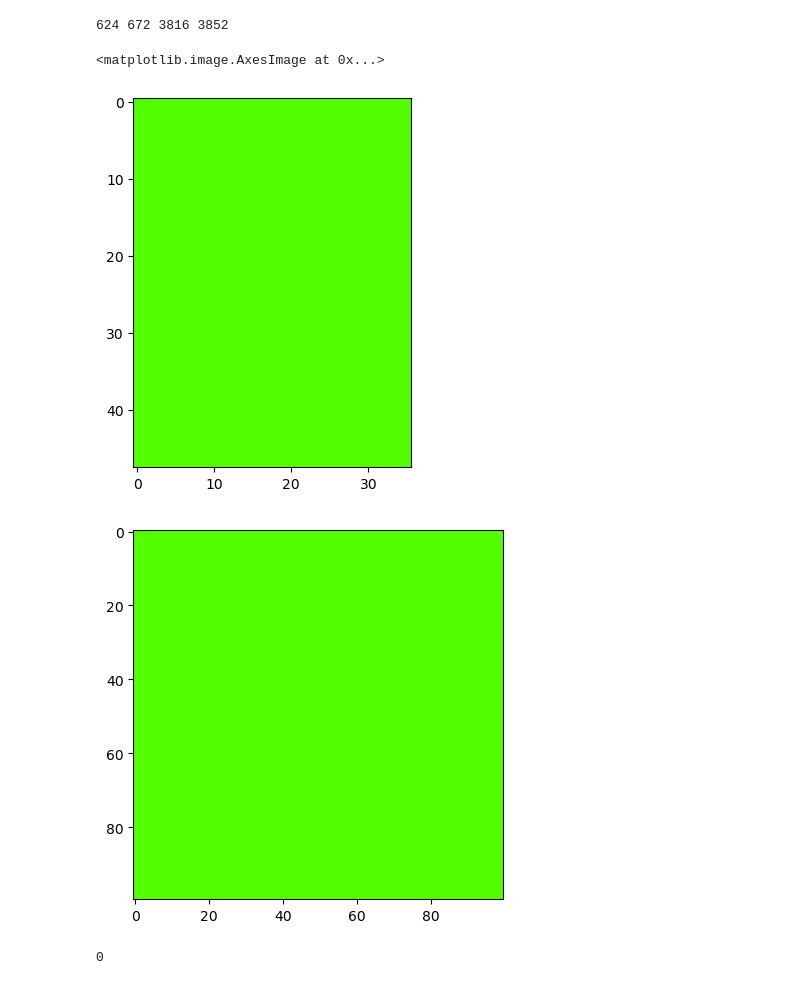
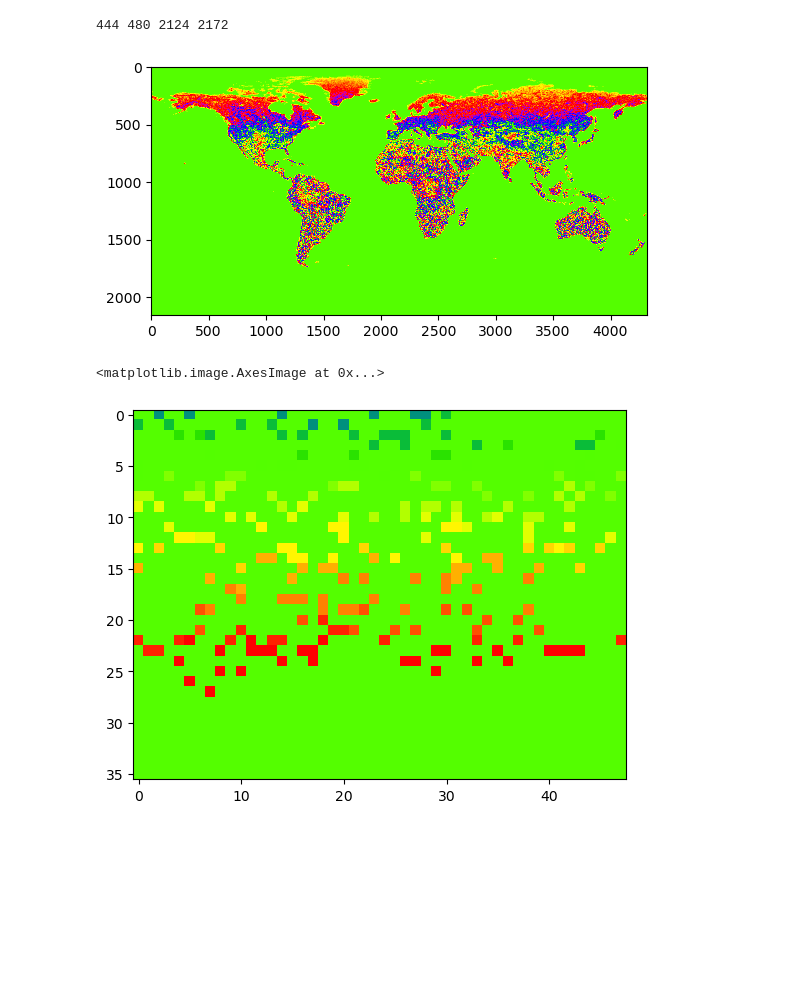
Before and after one commit to HalKiyo/xeno_jupyter_test, a Jupyter notebook: H08/londonmodel/regional_data/explicitcanal_london.ipynb, the cells around one changed output. Cells and saved outputs as stored; diff of their text form; code cells hidden in the pictures; blank space fills up the shorter version.

Commit message:
explicit regionalized

```diff
--- a/H08/londonmodel/regional_data/explicitcanal_london.ipynb
+++ b/H08/londonmodel/regional_data/explicitcanal_london.ipynb
@@ -7,22 +7,21 @@ import pprint
 # %%
 h08dir = '/home/kajiyama/H08/H08_20230612'
 SUF = '.gl5'
-tag = '.tk5'
+tag = '.ln5'
 dtype = 'float32'
 gl5shape = (2160, 4320)
 hlfshape = (360, 720)
-tk5shape = (48, 36)
-
-# tokyo region
-# "138 141 34 38"
-one = 138
-two = 141
-three = 34
-four = 38
+# ny, nx
+rgnshape = (36, 48)
+#
+one = -3
+two = 1
+three = 50
+four = 53
 upperindex = (90-four)*12
 lowerindex = (90-three)*12
 leftindex = (180+one)*12
 rightindex = (180+two)*12
 print(upperindex, lowerindex, leftindex, rightindex)
 # %% [output]
-624 672 3816 3852
+444 480 2124 2172
@@ -29,25 +46,15 @@ print(upperindex, lowerindex, leftindex, rightindex)
+# %%
+mrg_des_l_load_path = f"{h08dir}/map/out/can_des_/candes.l.merged.ext.1.CAMA.bin"
+# このファイルはL座標の変換が必要になるため領域化には適していない
+# orgの元ファイルを渡して，その値から計算するのがよいと考えられる
+# またはexplicitを全く含んでいないファイルを渡して，implicitのみを標高データから計算したmergedファイルを領域モデルで作成性させる方法がよい
 # %%
-#file_path = h08dir + f'/map/org/K14/in__3___20000000{SUF}.org'
-file_path = h08dir + f'/map/org/K14/out_3___20000000{SUF}.org'
-data = np.fromfile(file_path, dtype=dtype).reshape(gl5shape)
-tokyo = data[upperindex:lowerindex, leftindex:rightindex]
-plt.imshow(tokyo, cmap='prism_r')
+data = np.fromfile(mrg_des_l_load_path, dtype=dtype).reshape(120, 2160, 4320)
+region = data[0, upperindex:lowerindex, leftindex:rightindex]
+plt.imshow(data[0], cmap='prism_r')
+plt.show()
+plt.imshow(region, cmap='prism_r')
 # %% [output]
+[figure, new version]
 <matplotlib.image.AxesImage at 0x...>
-[figure, old version]
+[figure, added]
-# %%
-# おそらくエジプトらへんの導水路を表していると思われる
-check = data[600:700, 700:800]
-plt.imshow(check, cmap='prism_r')
-plt.show()
-lst = []
-for i in range(2160):
-    for j in range(4320):
-        score = data[i,j]
-        if score != 0:
-            lst.append(score)
-            print(i, j, score)
-print(len(lst))
-# %% [output]
-[figure, removed]
-0
```
Also changed, not shown: parts of 4 cells of this notebook.
